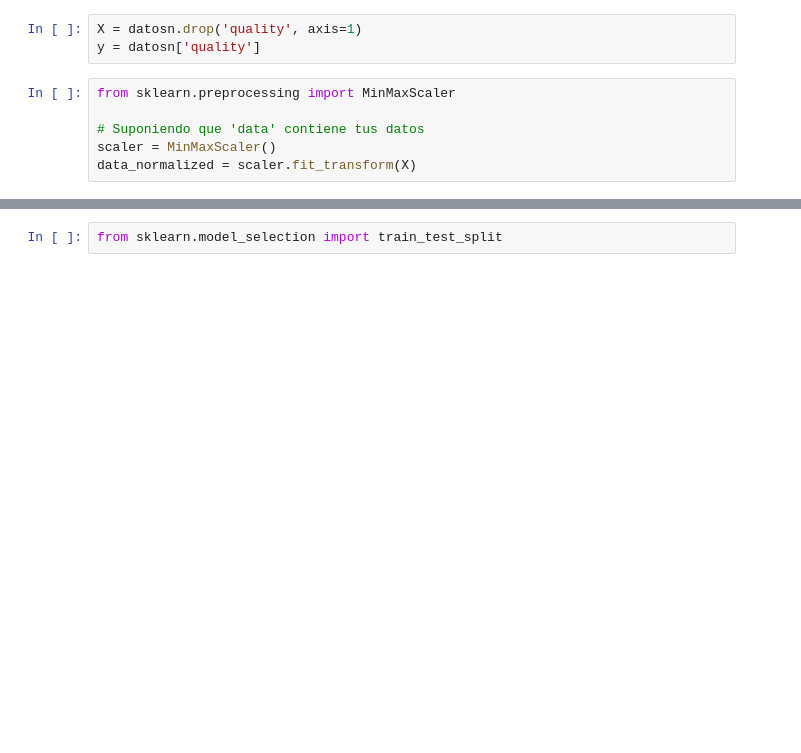
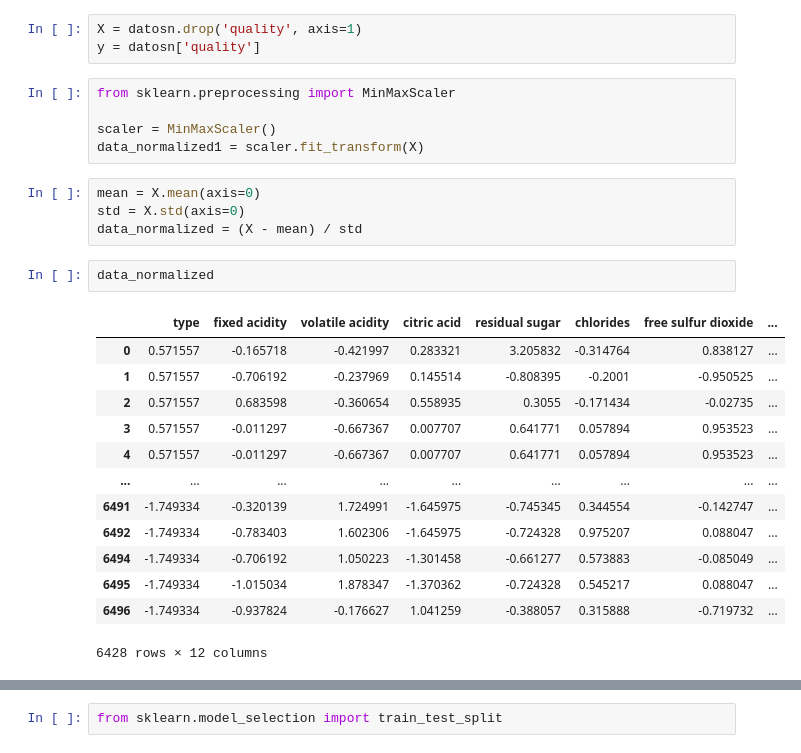
Before and after one commit to Eriik12/PROYECTO, a Jupyter notebook: VINO/vinoCode.ipynb, the cells around one changed output, grey strips where cells are left out. Drawn from its saved outputs; the diff is of its cells as text; blank space fills up the shorter version.

```diff
--- a/VINO/vinoCode.ipynb
+++ b/VINO/vinoCode.ipynb
@@ -112,7 +97,26 @@ y = datosn['quality']
 # %%
 from sklearn.preprocessing import MinMaxScaler
 
-# Suponiendo que 'data' contiene tus datos
 scaler = MinMaxScaler()
-data_normalized = scaler.fit_transform(X)
+data_normalized1 = scaler.fit_transform(X)
+# %%
+mean = X.mean(axis=0)
+std = X.std(axis=0)
+data_normalized = (X - mean) / std
+# %%
+data_normalized
+# %% [output]
+|  | type | fixed acidity | volatile acidity | citric acid | residual sugar | chlorides | free sulfur dioxide | ... |
+| 0 | 0.571557 | -0.165718 | -0.421997 | 0.283321 | 3.205832 | -0.314764 | 0.838127 | ... |
+| 1 | 0.571557 | -0.706192 | -0.237969 | 0.145514 | -0.808395 | -0.2001 | -0.950525 | ... |
+| 2 | 0.571557 | 0.683598 | -0.360654 | 0.558935 | 0.3055 | -0.171434 | -0.02735 | ... |
+| 3 | 0.571557 | -0.011297 | -0.667367 | 0.007707 | 0.641771 | 0.057894 | 0.953523 | ... |
+| 4 | 0.571557 | -0.011297 | -0.667367 | 0.007707 | 0.641771 | 0.057894 | 0.953523 | ... |
+| ... | ... | ... | ... | ... | ... | ... | ... | ... |
+| 6491 | -1.749334 | -0.320139 | 1.724991 | -1.645975 | -0.745345 | 0.344554 | -0.142747 | ... |
+| 6492 | -1.749334 | -0.783403 | 1.602306 | -1.645975 | -0.724328 | 0.975207 | 0.088047 | ... |
+| 6494 | -1.749334 | -0.706192 | 1.050223 | -1.301458 | -0.661277 | 0.573883 | -0.085049 | ... |
+| 6495 | -1.749334 | -1.015034 | 1.878347 | -1.370362 | -0.724328 | 0.545217 | 0.088047 | ... |
+| 6496 | -1.749334 | -0.937824 | -0.176627 | 1.041259 | -0.388057 | 0.315888 | -0.719732 | ... |
+6428 rows × 12 columns
 # %%
```
Also changed, not shown: parts of 8 cells of this notebook, 2 other files.
